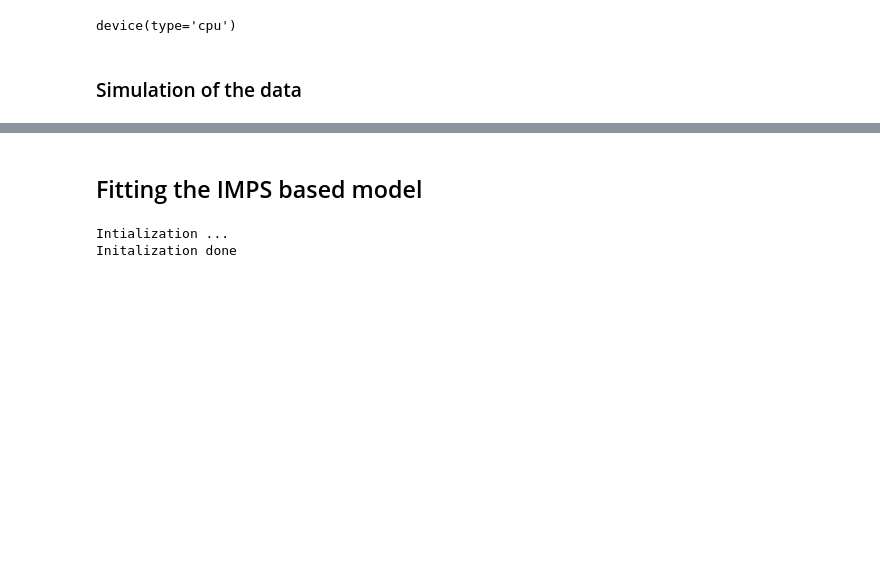
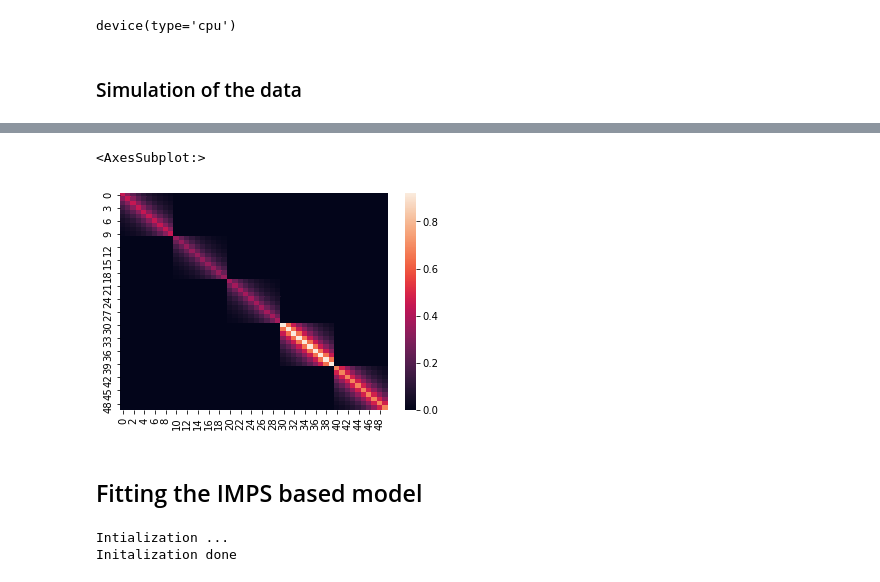
Before and after one commit to PLN-team/pyPLNmodels, a Jupyter notebook: IMPSvsVARAPP.ipynb, the cells around one changed output, grey strips where cells are left out. Drawn from its saved outputs; the diff is of its cells as text; code cells hidden in the pictures; blank space fills up the shorter version.

```diff
--- a/IMPSvsVARAPP.ipynb
+++ b/IMPSvsVARAPP.ipynb
@@ -40,14 +39,14 @@ q = 5
 # %%
 # 0 est pas mal
 #torch.manual_seed(0)
-Sigma_sampling = 1*torch.from_numpy(build_block_Sigma(p,50))/3 #+ 0.5*torch.eye(p)
+Sigma_sampling = 1*torch.from_numpy(build_block_Sigma(p,10))/3 #+ 0.5*torch.eye(p)
 true_C = C_from_Sigma(Sigma_sampling, q)
 true_Sigma_sampling = true_C@(true_C.T)
-true_beta =torch.randn((d, p))/3
+true_beta =torch.randn((d, p))/1.5
 
 covariates = torch.randn((n,d))
-O =  0+torch.zeros((n,p))
+O =  torch.randint(2,(n,p))
 Y, Z, _  = sample_PLN(Sigma_sampling,true_beta, O, covariates)
-Y = torch.from_numpy(Y).to(device)
+Y = Y.to(device)
 covariates = covariates.to(device)
 O = O.to(device)
@@ -54,3 +108,8 @@ O = O.to(device)
+# %%
+sns.heatmap(Sigma_sampling)
+# %% [output]
+<AxesSubplot:>
+[figure, added]
 # %% [markdown]
 ## Fitting the IMPS based model
 # %%
```
Also changed, not shown: parts of 6 cells of this notebook, 7 other files.
